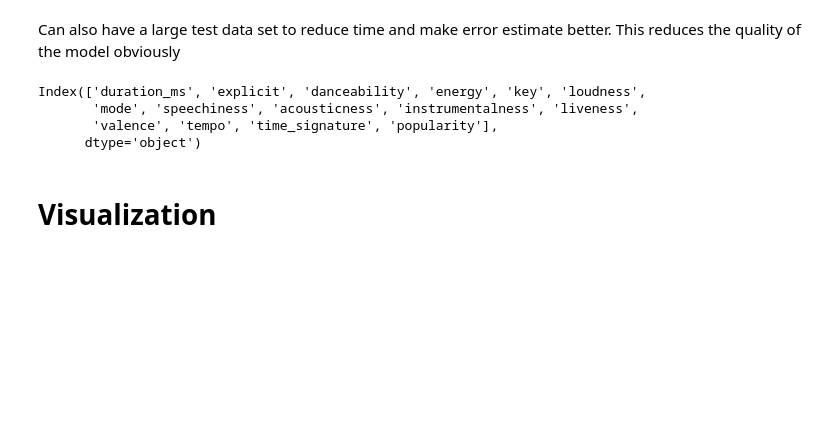
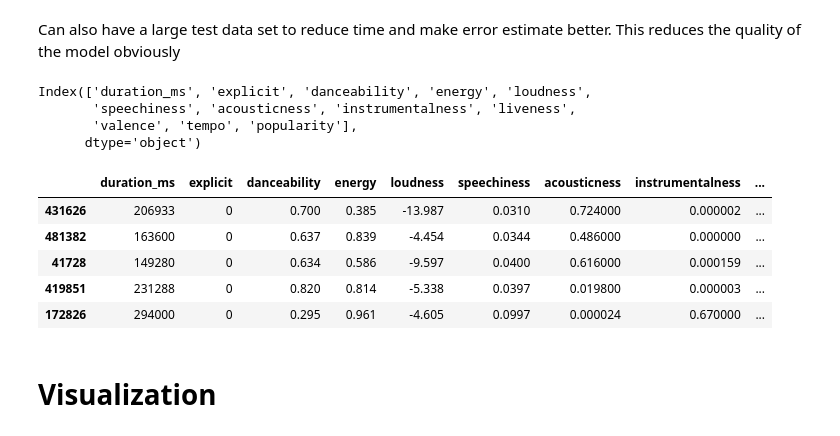
Before and after one commit to Zoroa1885/Spotify_song_popularity_prediction, a Jupyter notebook: spotify_song_popularity_prediction.ipynb, the cells around one changed output. Drawn from its saved outputs; the diff is of its cells as text; code cells hidden in the pictures; blank space fills up the shorter version.

```diff
--- a/spotify_song_popularity_prediction.ipynb
+++ b/spotify_song_popularity_prediction.ipynb
@@ -220,6 +224,18 @@ num_cols.remove("release_year")
 
 
 predictors = cat_cols + num_cols
+# %%
+predictors = ['duration_ms',
+ 'explicit',
+ 'danceability',
+ 'energy',
+ 'loudness',
+ 'speechiness',
+ 'acousticness',
+ 'instrumentalness',
+ 'liveness',
+ 'valence',
+ 'tempo']
 # %%
 df_predictors = df[predictors + [response]]
 # %%
@@ -389,7 +384,8 @@ X_full.shape
 # %% [markdown]
 Sample a fraction of the data to test models. Use full data when making final model
 # %%
-X_sub = X_full.sample(frac = 1, ignore_index= True, random_state=42)
+X_sub = X_full.sample(frac = 0.1, ignore_index = True, random_state=42)
+# X_sub = X_full.copy()
 # %% [markdown]
 Can also have a large test data set to reduce time and make error estimate better. This reduces the quality of the model obviously
 # %%
@@ -408,10 +404,19 @@ df_test.to_csv("test_processed.csv", index = False)
 # %%
 df_train.columns
 # %% [output]
-Index(['duration_ms', 'explicit', 'danceability', 'energy', 'key', 'loudness',
-       'mode', 'speechiness', 'acousticness', 'instrumentalness', 'liveness',
-       'valence', 'tempo', 'time_signature', 'popularity'],
+Index(['duration_ms', 'explicit', 'danceability', 'energy', 'loudness',
+       'speechiness', 'acousticness', 'instrumentalness', 'liveness',
+       'valence', 'tempo', 'popularity'],
       dtype='object')
+# %%
+X_train.head()
+# %% [output]
+|  | duration_ms | explicit | danceability | energy | loudness | speechiness | acousticness | instrumentalness | ... |
+| 431626 | 206933 | 0 | 0.700 | 0.385 | -13.987 | 0.0310 | 0.724000 | 0.000002 | ... |
+| 481382 | 163600 | 0 | 0.637 | 0.839 | -4.454 | 0.0344 | 0.486000 | 0.000000 | ... |
+| 41728 | 149280 | 0 | 0.634 | 0.586 | -9.597 | 0.0400 | 0.616000 | 0.000159 | ... |
+| 419851 | 231288 | 0 | 0.820 | 0.814 | -5.338 | 0.0397 | 0.019800 | 0.000003 | ... |
+| 172826 | 294000 | 0 | 0.295 | 0.961 | -4.605 | 0.0997 | 0.000024 | 0.670000 | ... |
 # %% [markdown]
 # Visualization
 # %% [markdown]
```
Also changed, not shown: parts of 28 cells of this notebook.
